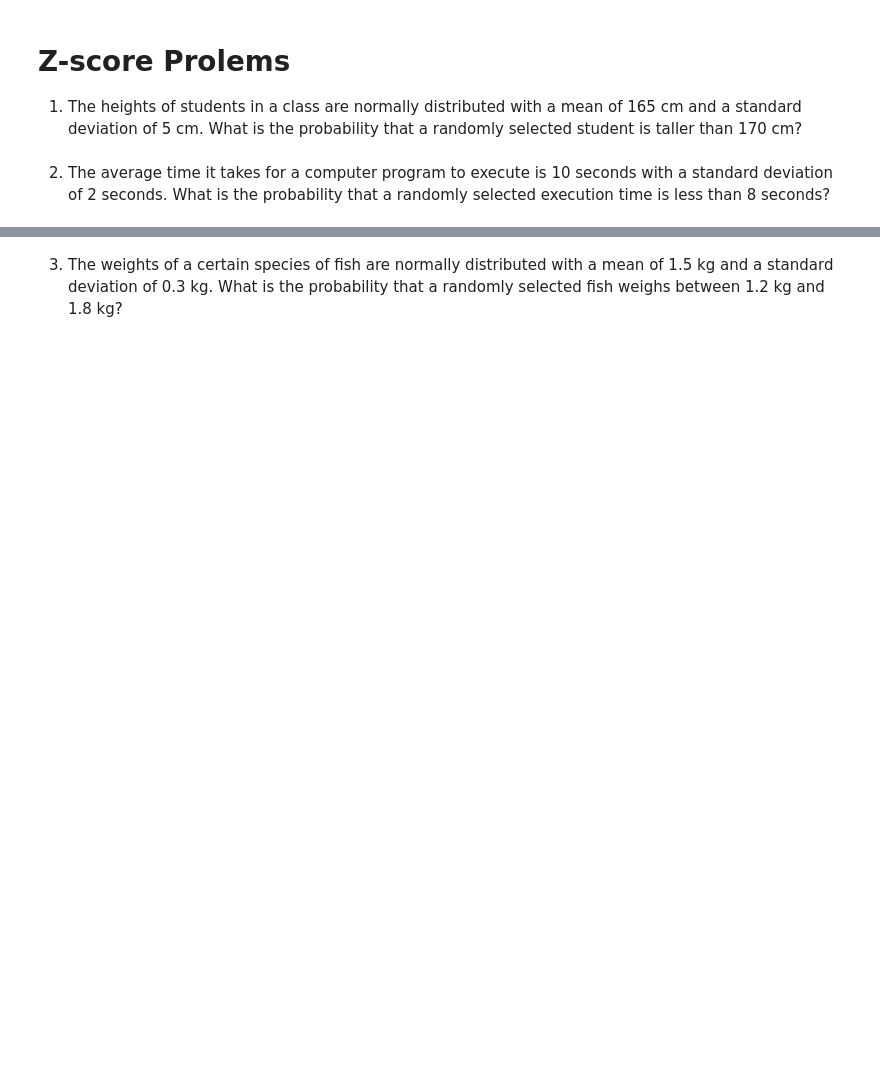
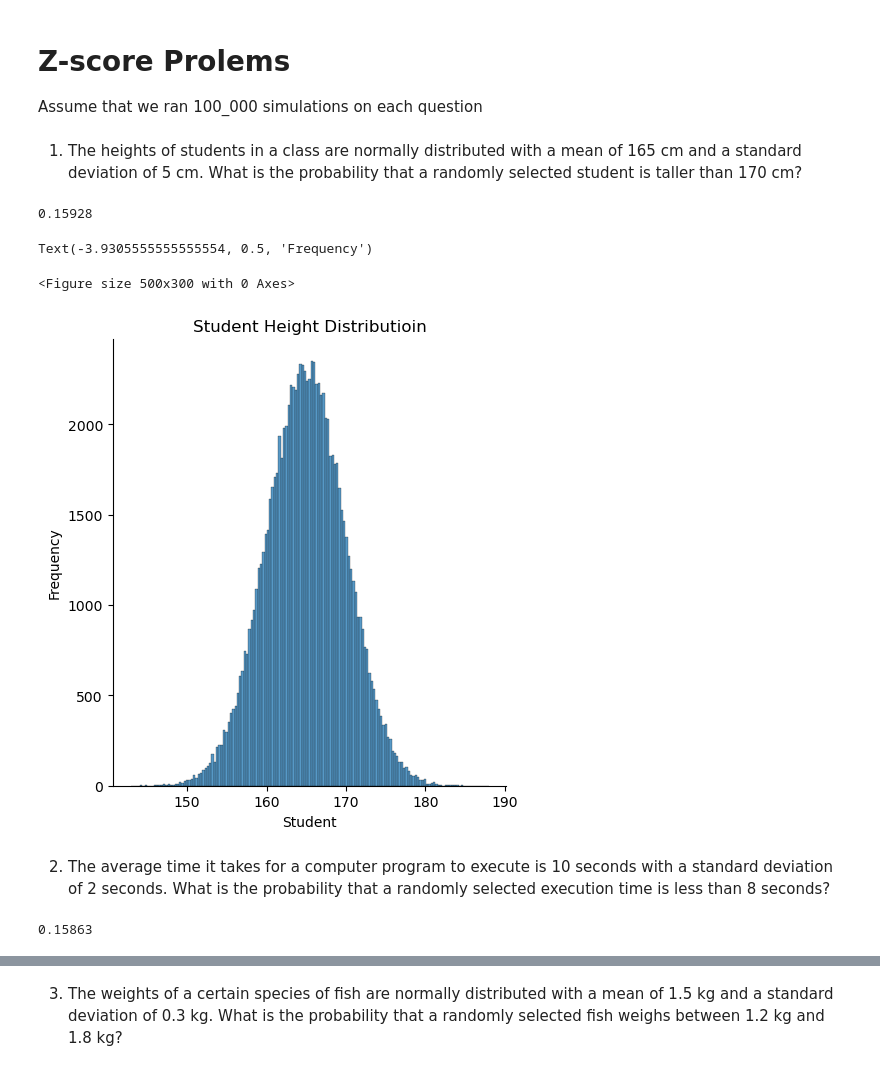
Before and after one commit to MigashaneVictoire/probability_simulation, a Jupyter notebook: normal_distribution.ipynb, the cells around one changed output, grey strips where cells are left out. Drawn from its saved outputs; the diff is of its cells as text; code cells hidden in the pictures; blank space fills up the shorter version.

Commit message:
comple normal distribution challenges

```diff
--- a/normal_distribution.ipynb
+++ b/normal_distribution.ipynb
@@ -1,6 +1,45 @@
+# %% [markdown]
+# Z-score Prolems
+
+Assume that we ran 100_000 simulations on each question
+# %%
+import numpy as np
+import seaborn as sns
+import matplotlib.pyplot as plt
+
+np.random.seed(23)
+
+iterations = 100_000
 # %% [markdown]
-# Z-score Prolems
-
 1. The heights of students in a class are normally distributed with a mean of 165 cm and a standard deviation of 5 cm. What is the probability that a randomly selected student is taller than 170 cm?
+# %%
+mean_h = 165
+std_h = 5
+
+rand_selection = np.random.normal(loc=mean_h, scale=std_h, size=iterations)
+
+(rand_selection > 170).sum() / iterations
+# %% [output]
+0.15928
+# %%
+plt.figure(figsize=(5,3))
+sns.displot(rand_selection)
+
+plt.title("Student Height Distributioin")
+plt.xlabel("Student")å
+plt.ylabel("Frequency")
+# %% [output]
+Text(-3.9305555555555554, 0.5, 'Frequency')
+<Figure size 500x300 with 0 Axes>
+[figure, added]
 # %% [markdown]
 2. The average time it takes for a computer program to execute is 10 seconds with a standard deviation of 2 seconds. What is the probability that a randomly selected execution time is less than 8 seconds?
+# %%
+average_ex_time = 10
+std_ex_time = 2
+
+rand_selection= np.random.normal(loc=average_ex_time, scale=std_ex_time, size=iterations)
+
+(rand_selection < 8).sum() / iterations
+# %% [output]
+0.15863
```
Also changed, not shown: parts of 4 cells of this notebook.
